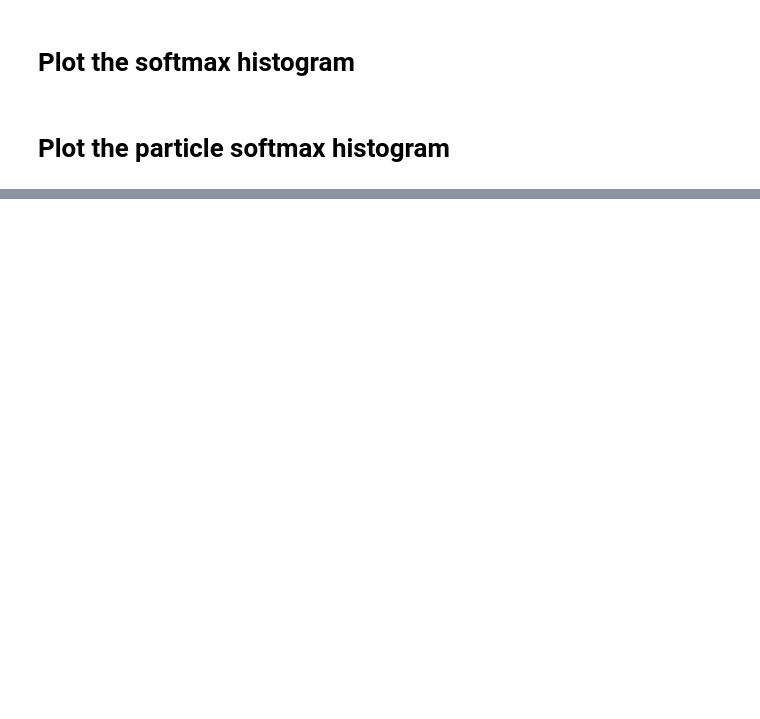
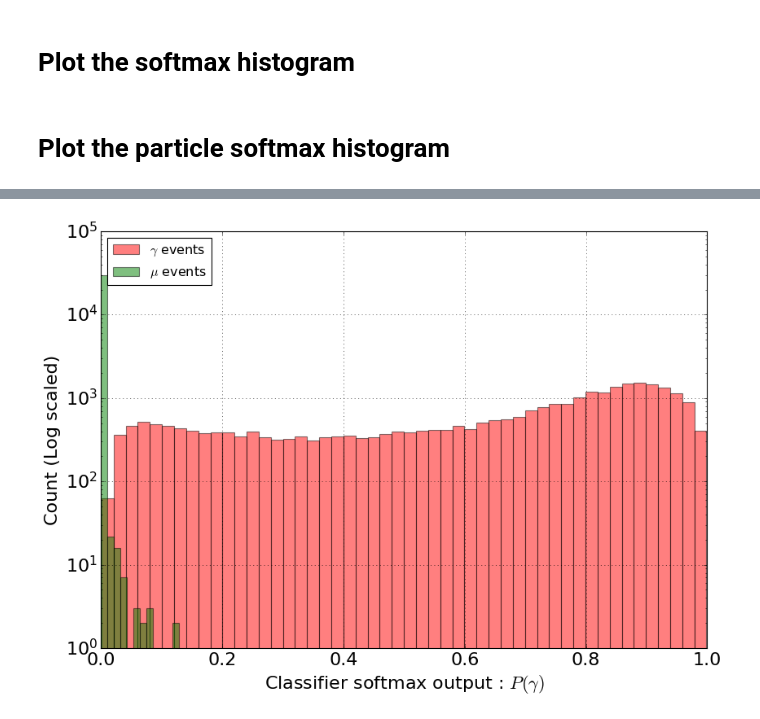
Before and after one commit to WatChMaL/CNN, a Jupyter notebook: postprocessing/scratch_nb_2.ipynb, the cells around one changed output, grey strips where cells are left out. Cells and saved outputs as stored; diff of their text form; code cells hidden in the pictures; blank space fills up the shorter version.

```diff
--- a/postprocessing/scratch_nb_2.ipynb
+++ b/postprocessing/scratch_nb_2.ipynb
@@ -45,3 +51,7 @@ plot_particle_histogram(softmax5, label5, labels_dict={"e":1, "mu":2}, particle=
+# %%
+plot_particle_histogram(softmax5, label5, labels_dict={"gamma":0, "mu":2}, particle="gamma", num_bins=50)
+# %% [output]
+[figure, added]
 # %%
 plot_particle_histogram(softmax5, label5, labels_dict={"gamma":0, "e":1, "mu":2}, particle="mu")
 # %% [output]
```
Also changed, not shown: parts of 9 cells of this notebook, 1 other file.
